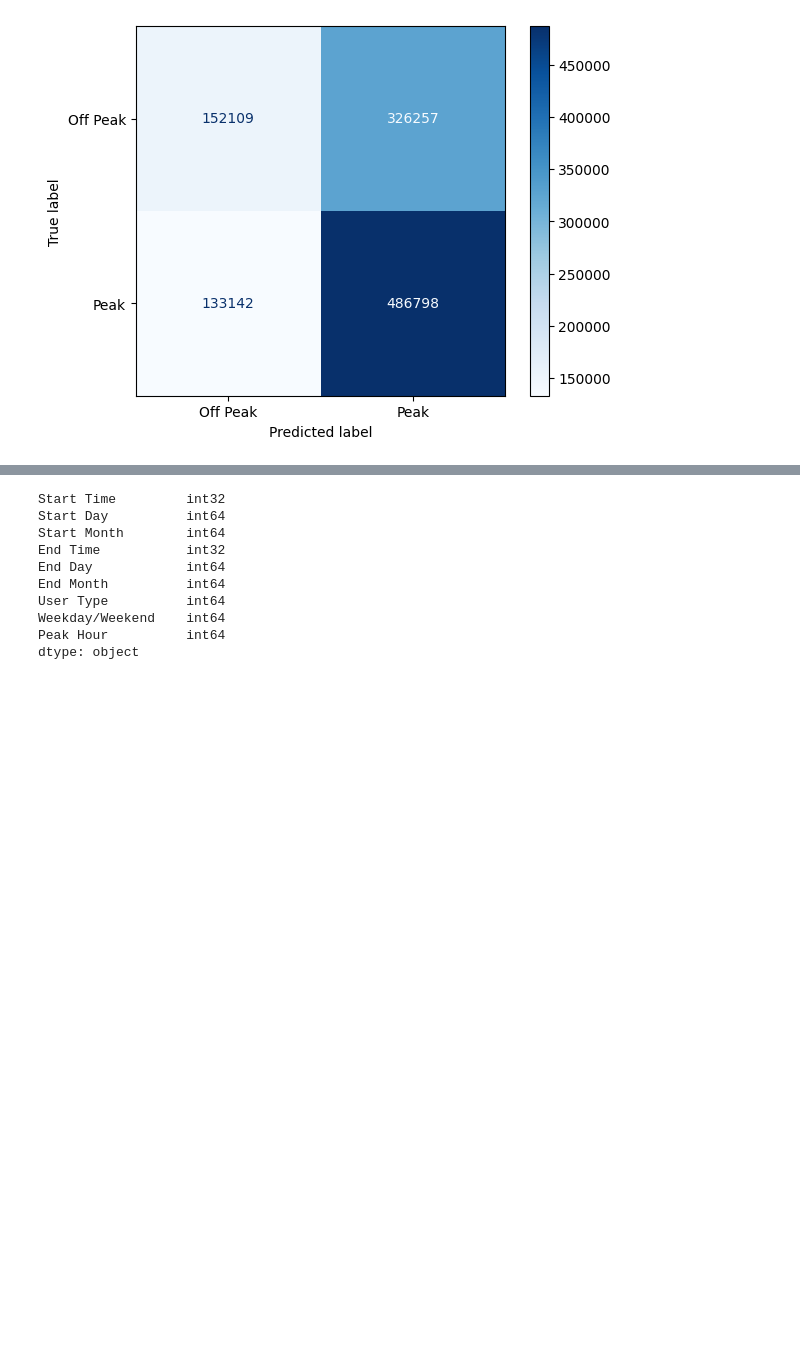
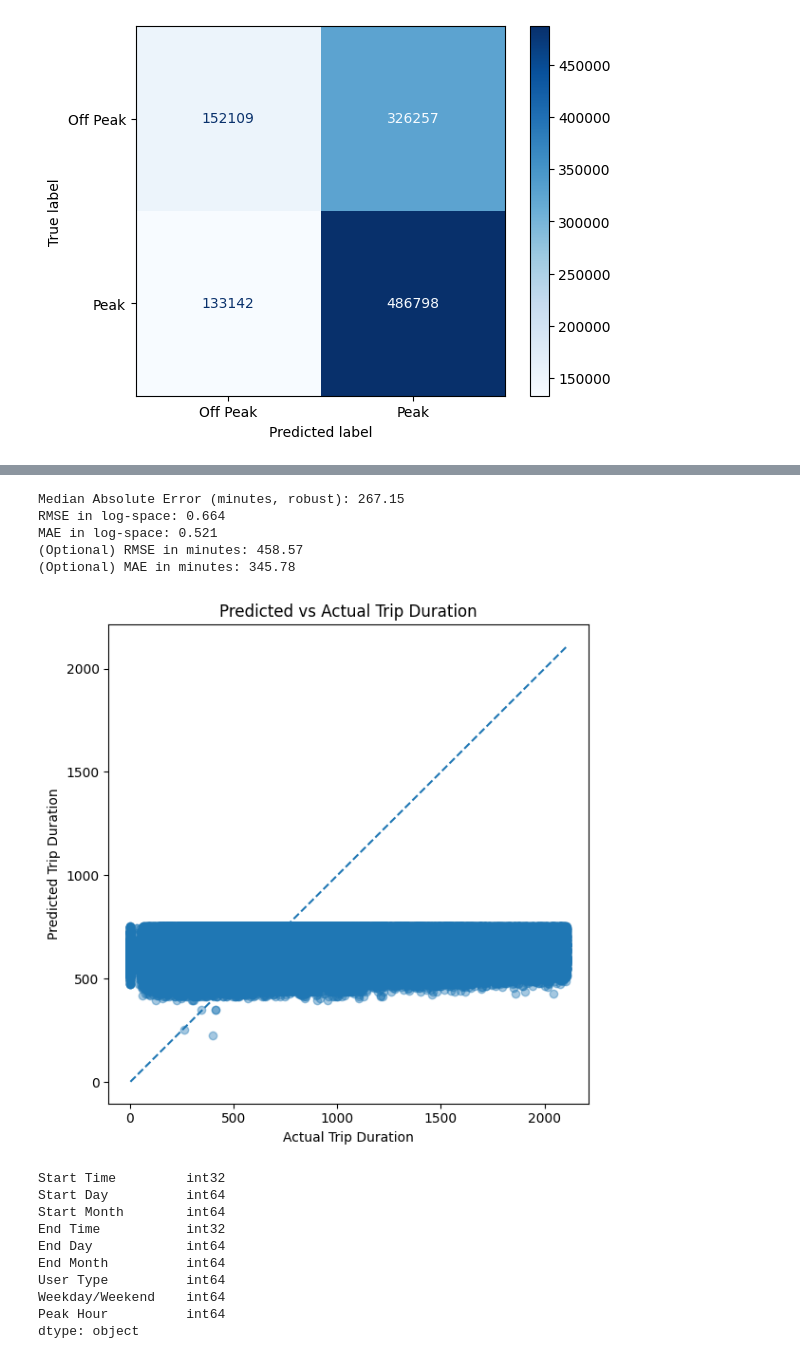
Before and after one commit to ziadharmanani/INF1340-Ridership-Analysis, a Jupyter notebook: rideshare_cleaning.ipynb, the cells around one changed output, grey strips where cells are left out. Drawn from its saved outputs; the diff is of its cells as text; code cells hidden in the pictures; blank space fills up the shorter version.

```diff
--- a/rideshare_cleaning.ipynb
+++ b/rideshare_cleaning.ipynb
@@ -1006,3 +1019,47 @@ Average cross-validation score: 0.9999
+# %%
+from sklearn.metrics import mean_squared_error, mean_absolute_error, median_absolute_error
+
+# Inverse log1p to get real trip durations
+y_pred_real = np.expm1(y_pred)
+y_test_real = np.expm1(y_test)
+
+# Median absolute error (robust to outliers)
+medae_real = median_absolute_error(y_test_real, y_pred_real)
+
+# Mean squared and root mean squared error in log-space
+mse_log = mean_squared_error(y_test, y_pred)
+rmse_log = np.sqrt(mse_log)
+mae_log = mean_absolute_error(y_test, y_pred)
+
+# Optional: mean squared / root mean squared / MAE in real minutes (informative but may still be inflated)
+mse_real = mean_squared_error(y_test_real, y_pred_real)
+rmse_real = np.sqrt(mse_real)
+mae_real = mean_absolute_error(y_test_real, y_pred_real)
+
+print(f"Median Absolute Error (minutes, robust): {medae_real:.2f}")
+print(f"RMSE in log-space: {rmse_log:.3f}")
+print(f"MAE in log-space: {mae_log:.3f}")
+print(f"(Optional) RMSE in minutes: {rmse_real:.2f}")
+print(f"(Optional) MAE in minutes: {mae_real:.2f}")
+# %% [output]
+Median Absolute Error (minutes, robust): 267.15
+RMSE in log-space: 0.664
+MAE in log-space: 0.521
+(Optional) RMSE in minutes: 458.57
+(Optional) MAE in minutes: 345.78
+# %%
+plt.figure(figsize=(6, 6))
+plt.scatter(y_test_real, y_pred_real, alpha=0.4)
+plt.plot([y_test_real.min(), y_test_real.max()],
+         [y_test_real.min(), y_test_real.max()],
+         linestyle='--')
+plt.xlabel("Actual Trip Duration")
+plt.ylabel("Predicted Trip Duration")
+plt.title("Predicted vs Actual Trip Duration")
+plt.tight_layout()
+plt.show()
+# %% [output]
+[figure, added]
 # %%
 #IGNORE CODE BELOW - SCRAPPED PCA
 # %%
```
Also changed, not shown: parts of 7 cells of this notebook.
